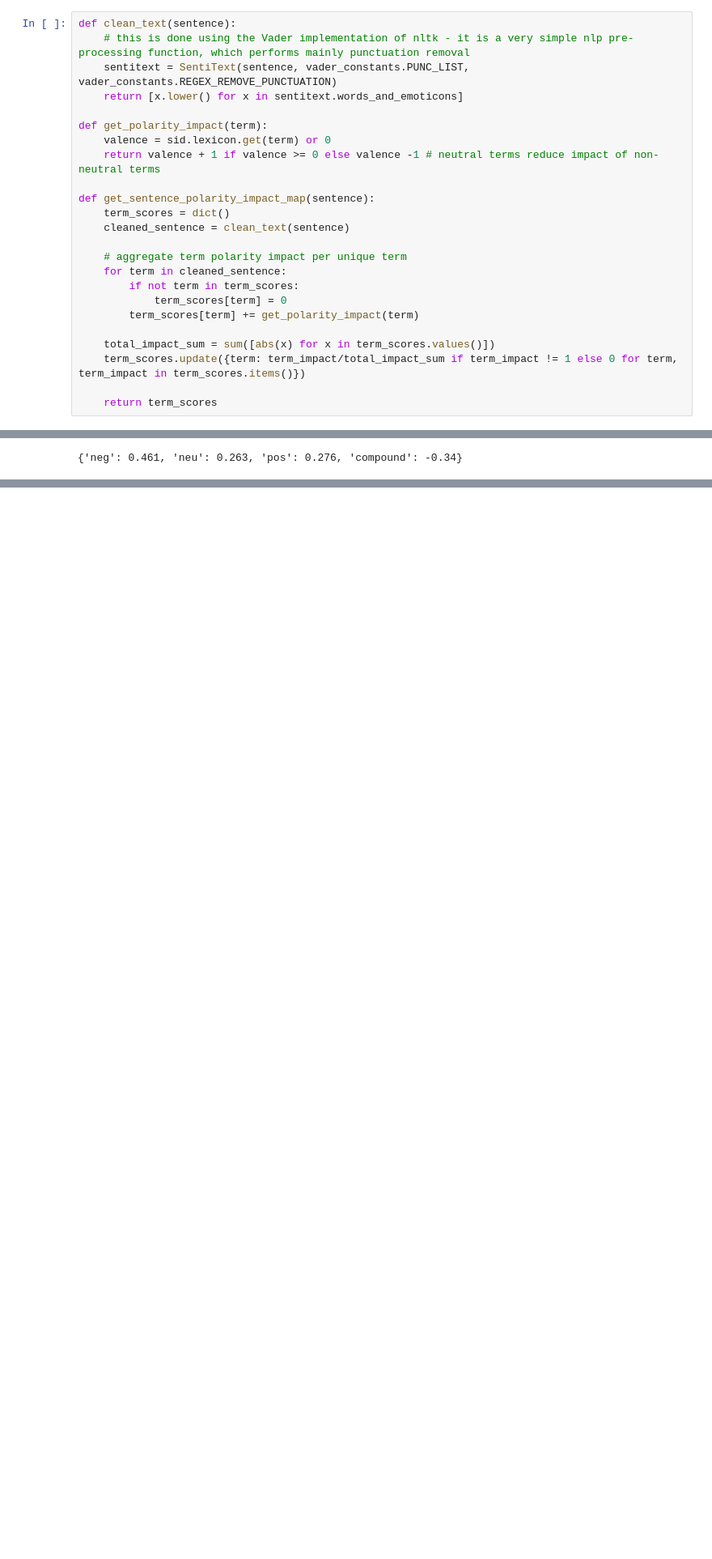
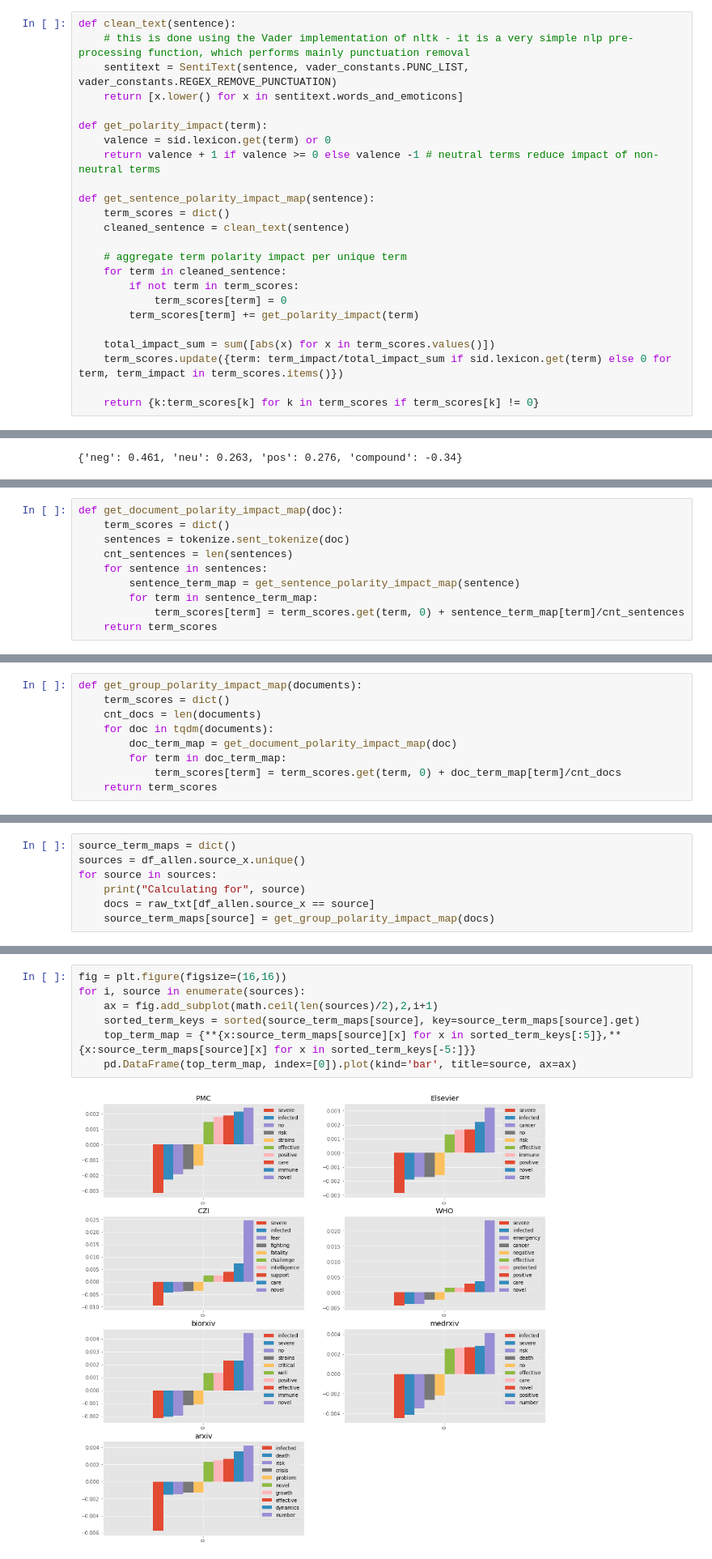
Before and after one commit to freecraver/cord-19-analysis, a Jupyter notebook: clustering/sentiment_impact.ipynb, the cells around one changed output, grey strips where cells are left out. Shown: that part at 81% size. Drawn from its saved outputs; the diff is of its cells as text; blank space fills up the shorter version.

Commit message:
first results for lexicon polarity approximation approach

```diff
--- a/clustering/sentiment_impact.ipynb
+++ b/clustering/sentiment_impact.ipynb
@@ -50,9 +86,9 @@ def get_sentence_polarity_impact_map(sentence):
         term_scores[term] += get_polarity_impact(term)
 
     total_impact_sum = sum([abs(x) for x in term_scores.values()])
-    term_scores.update({term: term_impact/total_impact_sum if term_impact != 1 else 0 for term, term_impact in term_scores.items()})
+    term_scores.update({term: term_impact/total_impact_sum if sid.lexicon.get(term) else 0 for term, term_impact in term_scores.items()})
 
-    return term_scores
+    return {k:term_scores[k] for k in term_scores if term_scores[k] != 0}
 # %% [markdown]
 For simple sentences this gives a good explanation of the polarity scores
 # %%
@@ -65,0 +115,10 @@ sid.polarity_scores("Well, this is bad")
+# %%
+def get_document_polarity_impact_map(doc):
+    term_scores = dict()
+    sentences = tokenize.sent_tokenize(doc)
+    cnt_sentences = len(sentences)
+    for sentence in sentences:
+        sentence_term_map = get_sentence_polarity_impact_map(sentence)
+        for term in sentence_term_map:
+            term_scores[term] = term_scores.get(term, 0) + sentence_term_map[term]/cnt_sentences
+    return term_scores
@@ -65,0 +135,9 @@ sid.polarity_scores("Well, this is bad")
+# %%
+def get_group_polarity_impact_map(documents):
+    term_scores = dict()
+    cnt_docs = len(documents)
+    for doc in tqdm(documents):
+        doc_term_map = get_document_polarity_impact_map(doc)
+        for term in doc_term_map:
+            term_scores[term] = term_scores.get(term, 0) + doc_term_map[term]/cnt_docs
+    return term_scores
@@ -65,0 +164,7 @@ sid.polarity_scores("Well, this is bad")
+# %%
+source_term_maps = dict()
+sources = df_allen.source_x.unique()
+for source in sources:
+    print("Calculating for", source)
+    docs = raw_txt[df_allen.source_x == source]
+    source_term_maps[source] = get_group_polarity_impact_map(docs)
@@ -65,0 +179,9 @@ sid.polarity_scores("Well, this is bad")
+# %%
+fig = plt.figure(figsize=(16,16))
+for i, source in enumerate(sources):
+    ax = fig.add_subplot(math.ceil(len(sources)/2),2,i+1)
+    sorted_term_keys = sorted(source_term_maps[source], key=source_term_maps[source].get)
+    top_term_map = {**{x:source_term_maps[source][x] for x in sorted_term_keys[:5]},**{x:source_term_maps[source][x] for x in sorted_term_keys[-5:]}}
+    pd.DataFrame(top_term_map, index=[0]).plot(kind='bar', title=source, ax=ax)
+# %% [output]
+[figure, added]
```
Also changed, not shown: parts of 17 cells of this notebook.
